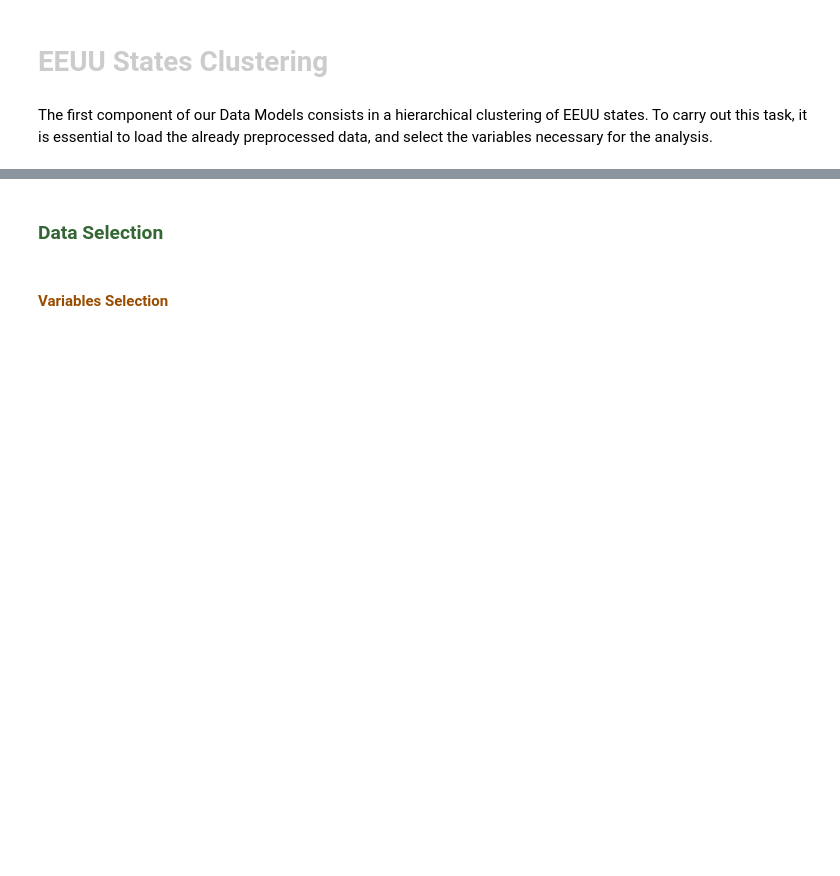
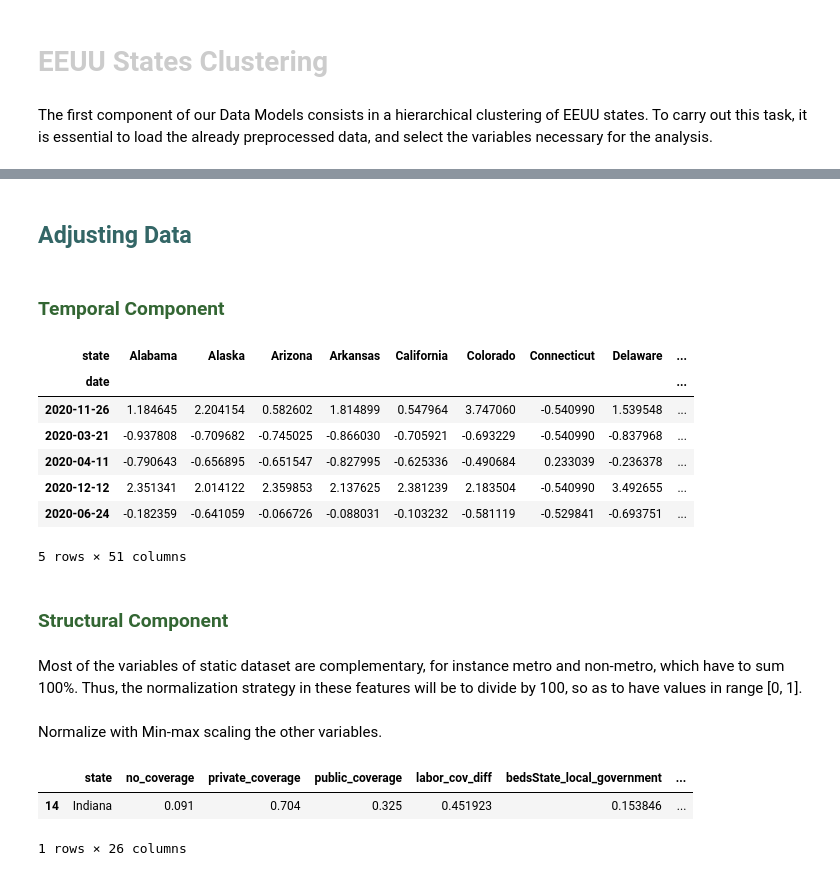
Before and after one commit to albertojc6/IDSS-Pandemic_Control, a Jupyter notebook: src_models/hier_clustering.ipynb, the cells around one changed output, grey strips where cells are left out. Drawn from its saved outputs; the diff is of its cells as text; code cells hidden in the pictures; blank space fills up the shorter version.

```diff
--- a/src_models/hier_clustering.ipynb
+++ b/src_models/hier_clustering.ipynb
@@ -9,3 +23,8 @@ import pandas as pd
 # %%
-df_t = pd.read_csv("../data/preprocessed/dataMatrix/matriu_diaries.csv")
-df_s = pd.read_csv("../data/preprocessed/dataMatrix/matriu_diaries.csv")
+# Read time-series data
+df_t = pd.read_csv("../data/preprocessed/dataMatrix/daily_covidMatrix.csv")
+
+n_row, n_col = df_t.shape
+print(f"Daily COVID data: {n_row} rows, {n_col} columns")
+
+df_t.sample(5)
@@ -12,4 +57,28 @@ df_s = pd.read_csv("../data/preprocessed/dataMatrix/matriu_diaries.csv")
+# %% [markdown]
+## <span style="font-family:Courier New; color:#336666">**Adjusting Data**</span>
 # %% [markdown]
-### <span style="font-family:Courier New; color:#336633">**Data Selection**</span>
+### <span style="font-family:Courier New; color:#336633">**Temporal Component**</span>
-# %% [markdown]
-#### <span style="font-family:Courier New; color:#994C00">**Variables Selection**</span>
+# %%
+# Retrieve daily positive increase in cases for each day and state.
+df_tPos = df_t.pivot(index='date', columns='state', values='positiveIncrease').fillna(0).sort_index()
+
+# Convert index to datetime
+df_tPos.index = pd.to_datetime(df_tPos.index)
+
+# Normalize each state's time series (z-score)
+def normalize(series):
+    if series.std() == 0:
+        return pd.Series(np.zeros_like(series), index=series.index)
+    return (series - series.mean()) / series.std()
+
+df_tPos = df_tPos.apply(normalize, axis=0)
+df_tPos.sample(5)
+# %% [output]
+| state | Alabama | Alaska | Arizona | Arkansas | California | Colorado | Connecticut | Delaware | ... |
+| date |  |  |  |  |  |  |  |  | ... |
+| 2020-11-26 | 1.184645 | 2.204154 | 0.582602 | 1.814899 | 0.547964 | 3.747060 | -0.540990 | 1.539548 | ... |
+| 2020-03-21 | -0.937808 | -0.709682 | -0.745025 | -0.866030 | -0.705921 | -0.693229 | -0.540990 | -0.837968 | ... |
+| 2020-04-11 | -0.790643 | -0.656895 | -0.651547 | -0.827995 | -0.625336 | -0.490684 | 0.233039 | -0.236378 | ... |
+| 2020-12-12 | 2.351341 | 2.014122 | 2.359853 | 2.137625 | 2.381239 | 2.183504 | -0.540990 | 3.492655 | ... |
+| 2020-06-24 | -0.182359 | -0.641059 | -0.066726 | -0.088031 | -0.103232 | -0.581119 | -0.529841 | -0.693751 | ... |
+5 rows × 51 columns
@@ -15,0 +93,4 @@ df_s = pd.read_csv("../data/preprocessed/dataMatrix/matriu_diaries.csv")
+# %% [markdown]
+### <span style="font-family:Courier New; color:#336633">**Structural Component**</span>
+# %% [markdown]
+<span style="font-family:Courier New">Most of the variables of static dataset are complementary, for instance metro and non-metro, which have to sum 100%. Thus, the normalization strategy in these features will be to divide by 100, so as to have values in range [0, 1]. </span>
@@ -15,0 +105,16 @@ df_s = pd.read_csv("../data/preprocessed/dataMatrix/matriu_diaries.csv")
+# %% [markdown]
+<span style="font-family:Courier New">Normalize with Min-max scaling the other variables. </span>
+# %%
+other_features = ['bedsState_local_government', 'pop_density_state', 'labor_cov_diff', 'population_state',
+                  'bedsNon_profit', 'bedsFor_profit', 'bedsTotal']
+
+scaler = MinMaxScaler(feature_range=(0, 1))
+
+scaled_array = scaler.fit_transform(df_s[other_features])
+df_s[other_features] = scaled_array
+
+df_s.sample()
+# %% [output]
+|  | state | no_coverage | private_coverage | public_coverage | labor_cov_diff | bedsState_local_government | ... |
+| 14 | Indiana | 0.091 | 0.704 | 0.325 | 0.451923 | 0.153846 | ... |
+1 rows × 26 columns
```
Also changed, not shown: parts of 22 cells of this notebook, 1 other file.
